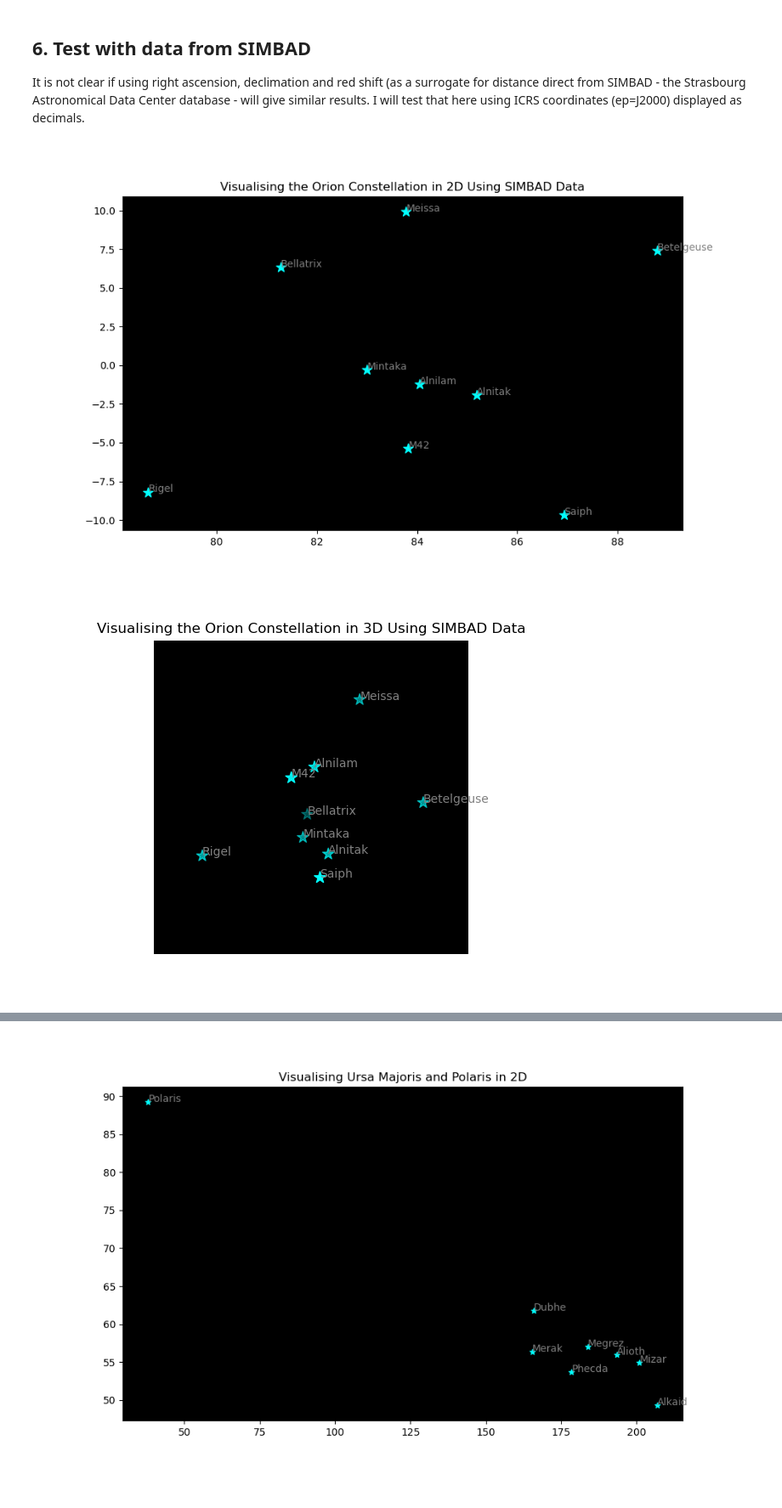
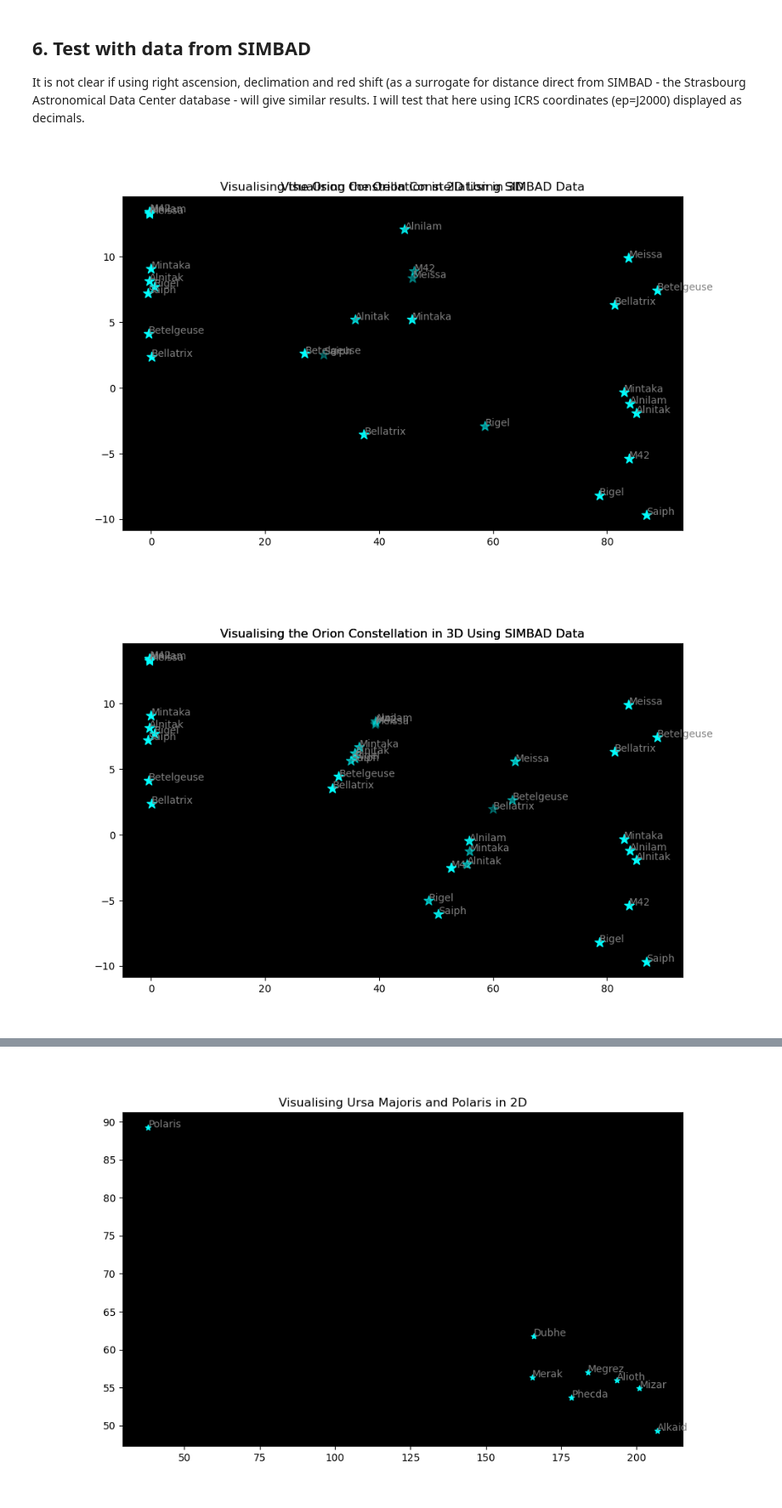
Before and after one commit to spasyg/Codecademy_Matplotlib_Projects, a Jupyter notebook: visualise_constellations_svg.ipynb, the cells around one changed output, grey strips where cells are left out. Shown at 85% size. Cells and saved outputs as stored; diff of their text form; code cells hidden in the pictures.

```diff
--- a/visualise_constellations_svg.ipynb
+++ b/visualise_constellations_svg.ipynb
@@ -146,7 +149,7 @@ y_sim = [7.41, -8.20, 6.35, -0.30, -1.20, -1.94, -9.67, 9.93, -5.39]
 z_sim = [21.91, 17.80, 17.31, 18.50, 27.30, 18.50, 20.50, 30.10, 27.80]
 nam_sim = ['Betelgeuse', 'Rigel', 'Bellatrix', 'Mintaka', 'Alnilam', 'Alnitak', 'Saiph', 'Meissa', 'M42']
 
-fig = plt.figure(figsize=(10,6))
+fig = plt.figure(num=' ', figsize=(10,6))
 plt.subplot(1,1,1)
 plt.scatter(x_sim,y_sim, c='cyan', s=100, marker='*')
 plt.title("Visualising the Orion Constellation in 2D Using SIMBAD Data")
@@ -159,37 +162,37 @@ for i, txt in enumerate(nam):
 plt.show()
 
 
-fig_3d = plt.figure()
+fig_3d = plt.figure(num=' ')
 ax1 = plt.subplot(1,1,1,projection="3d")
 ax1.scatter(x_sim,y_sim,z_sim, c='cyan', marker='*', s=100)
 ax.set_title("Visualising the Orion Constellation in 3D Using SIMBAD Data")
 ax = plt.gca()
 ax.set_facecolor('black')
 #Get rid of the grid and grey panes
 ax.grid(False)
 ax.xaxis.pane.fill = False
 ax.yaxis.pane.fill = False
 ax.zaxis.pane.fill = False
 ax.xaxis.pane.set_edgecolor('black')
 ax.yaxis.pane.set_edgecolor('black')
 ax.zaxis.pane.set_edgecolor('black')
 plt.title('Visualising the Orion Constellation in 3D Using SIMBAD Data')
 #plt.title('Visualising the Orion Constellation in 3D', color='white')
 plt.axis('off')
 # plt.tick_params(
 #     axis='x',          # changes apply to the x-axis
 #     which='both',      # both major and minor ticks are affected
 #     bottom=False,      # ticks along the bottom edge are off
 #     top=False,         # ticks along the top edge are off
 #     labelbottom=False) # labels along the bottom edge are off
 
 for i, txt in enumerate(nam):
     ax.text (x_sim[i], y_sim[i], z_sim[i], txt, color='grey')
 
 plt.show()
 # %% [output]
-[figure, old version]
+[figure, new version]
-[figure, old version]
+[figure, new version]
 # %% [markdown]
 ## 6. Create 2D and 3D visualisations of Ursa Major
 
```
Also changed, not shown: parts of 4 cells of this notebook.
